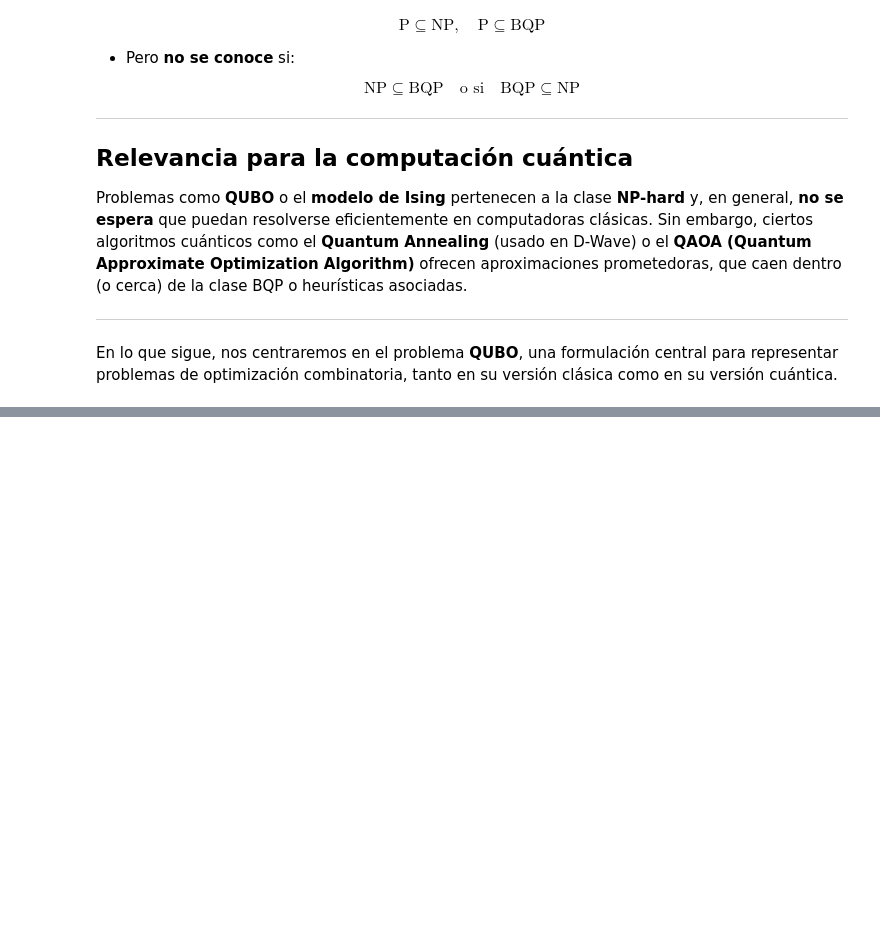
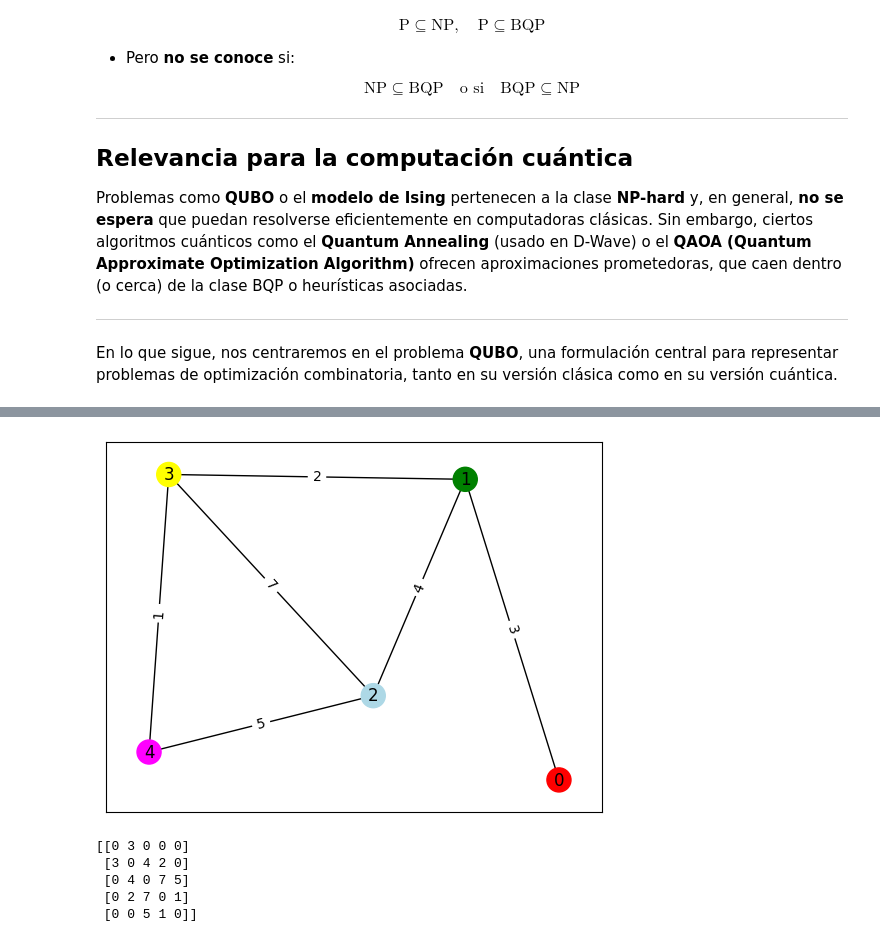
Before and after one commit to tarabelo/PIAC-2526, a Jupyter notebook: Problemas_QUBO_y_modelo_Ising.ipynb, the cells around one changed output, grey strips where cells are left out. Drawn from its saved outputs; the diff is of its cells as text; code cells hidden in the pictures; folded sections open; blank space fills up the shorter version.

```diff
--- a/Problemas_QUBO_y_modelo_Ising.ipynb
+++ b/Problemas_QUBO_y_modelo_Ising.ipynb
@@ -250,0 +251,29 @@ donde la matriz \( Q \) representa la interacción entre nodos según el grafo d
+# %%
+import numpy as np
+import networkx as nx  # Librería para manejar grafos
+
+# Ejemplo de grafo con 5 nodos
+nnodes = 5
+G = nx.Graph()
+# Añade nodos y aristas
+G.add_nodes_from(np.arange(0,nnodes,1))
+edges = [(0,1,3),(1,2,4),(1,3,2),(2,4,5),(2,3,7),(3,4,1)]
+G.add_weighted_edges_from(edges)
+
+# Mostramos el grafo
+layout = nx.random_layout(G,seed=10)
+colors = ['red', 'green', 'lightblue', 'yellow', 'magenta']
+nx.draw_networkx(G, layout, node_color=colors)
+labels = nx.get_edge_attributes(G, 'weight')
+nx.draw_networkx_edge_labels(G, pos=layout, edge_labels=labels);
+# %% [output]
+[figure, added]
+# %%
+weight_matrix = nx.adjacency_matrix(G).toarray()
+print(weight_matrix)
+# %% [output]
+[[0 3 0 0 0]
+ [3 0 4 2 0]
+ [0 4 0 7 5]
+ [0 2 7 0 1]
+ [0 0 5 1 0]]
```
Also changed, not shown: parts of 1 cell of this notebook.
